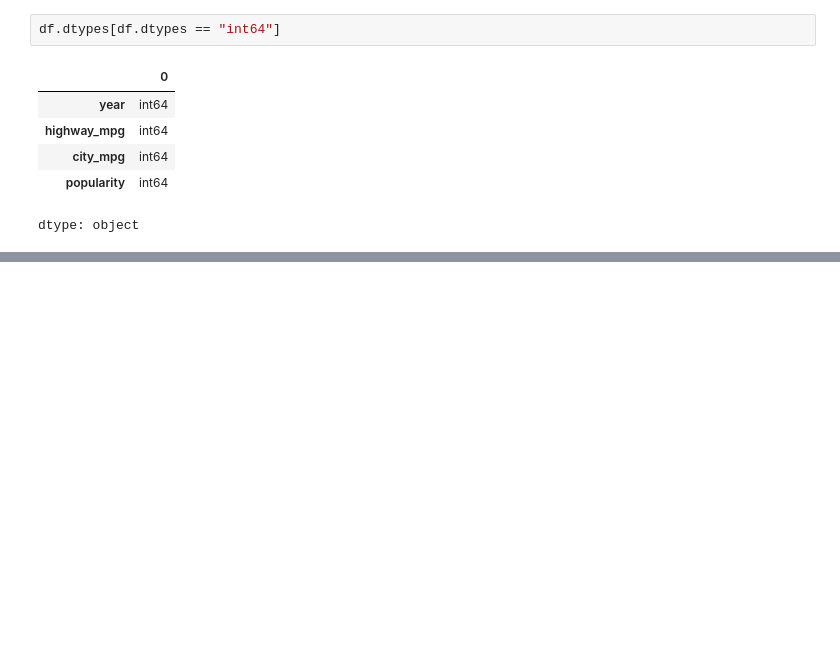
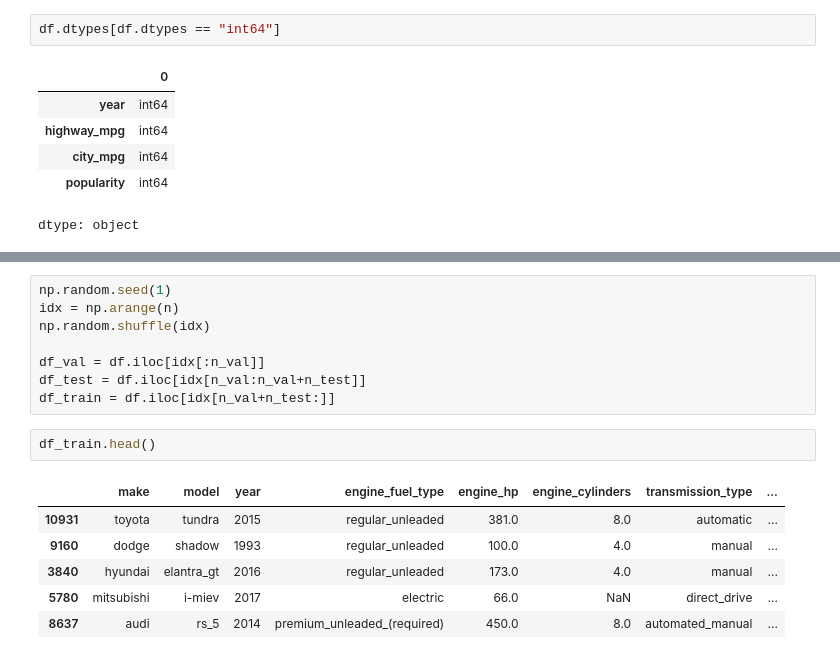
Before and after one commit to Sonu-Surendran/Machine_Learning, a Jupyter notebook: course2/ml_car_price.ipynb, the cells around one changed output, grey strips where cells are left out. Saved outputs shown, nothing was run; the diff lists cells and outputs as text; blank space fills up the shorter version.

```diff
--- a/course2/ml_car_price.ipynb
+++ b/course2/ml_car_price.ipynb
@@ -117,0 +227,17 @@ dtype: object
+# %%
+np.random.seed(1)
+idx = np.arange(n)
+np.random.shuffle(idx)
+
+df_val = df.iloc[idx[:n_val]]
+df_test = df.iloc[idx[n_val:n_val+n_test]]
+df_train = df.iloc[idx[n_val+n_test:]]
+# %%
+df_train.head()
+# %% [output]
+|  | make | model | year | engine_fuel_type | engine_hp | engine_cylinders | transmission_type | ... |
+| 10931 | toyota | tundra | 2015 | regular_unleaded | 381.0 | 8.0 | automatic | ... |
+| 9160 | dodge | shadow | 1993 | regular_unleaded | 100.0 | 4.0 | manual | ... |
+| 3840 | hyundai | elantra_gt | 2016 | regular_unleaded | 173.0 | 4.0 | manual | ... |
+| 5780 | mitsubishi | i-miev | 2017 | electric | 66.0 | NaN | direct_drive | ... |
+| 8637 | audi | rs_5 | 2014 | premium_unleaded_(required) | 450.0 | 8.0 | automated_manual | ... |
```
Also changed, not shown: parts of 33 cells of this notebook.
